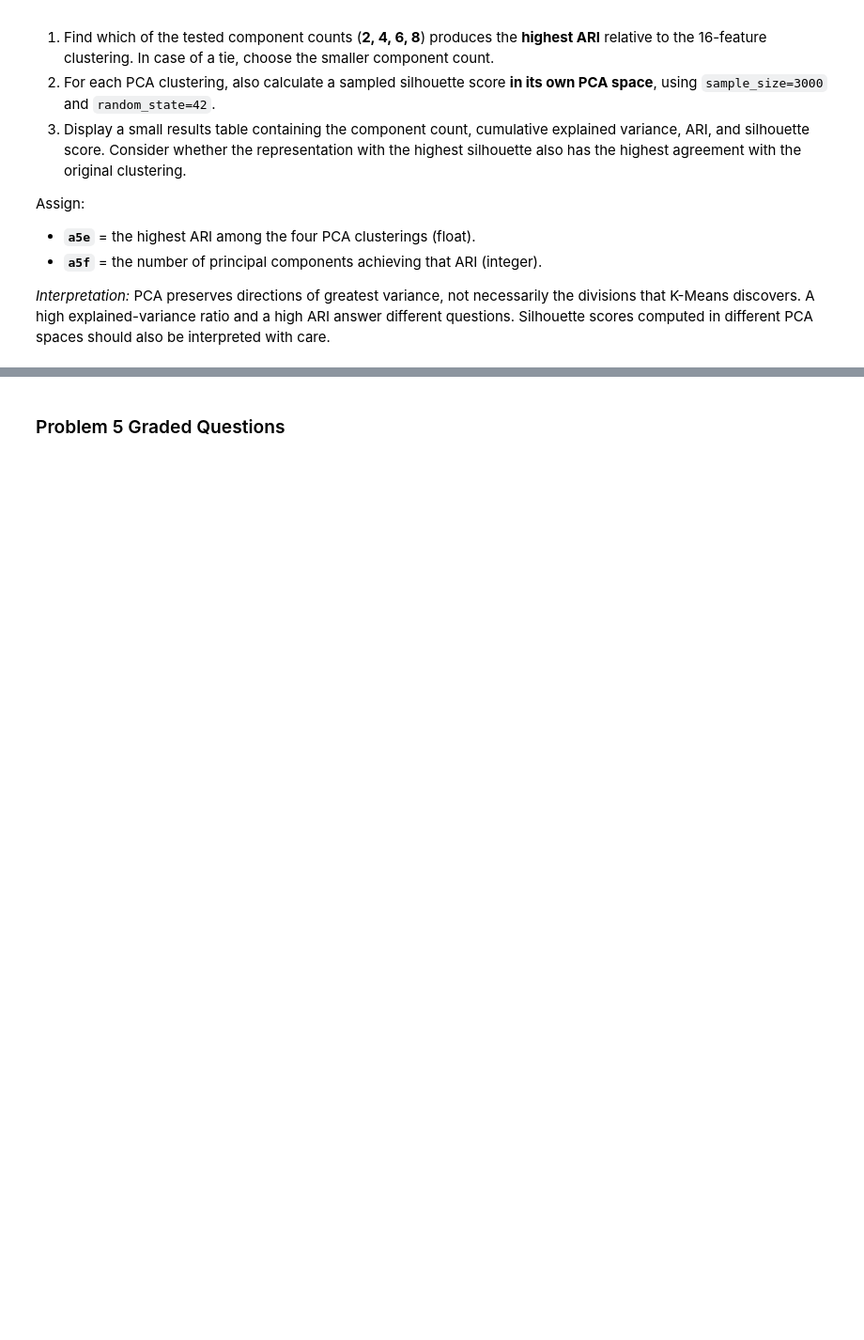
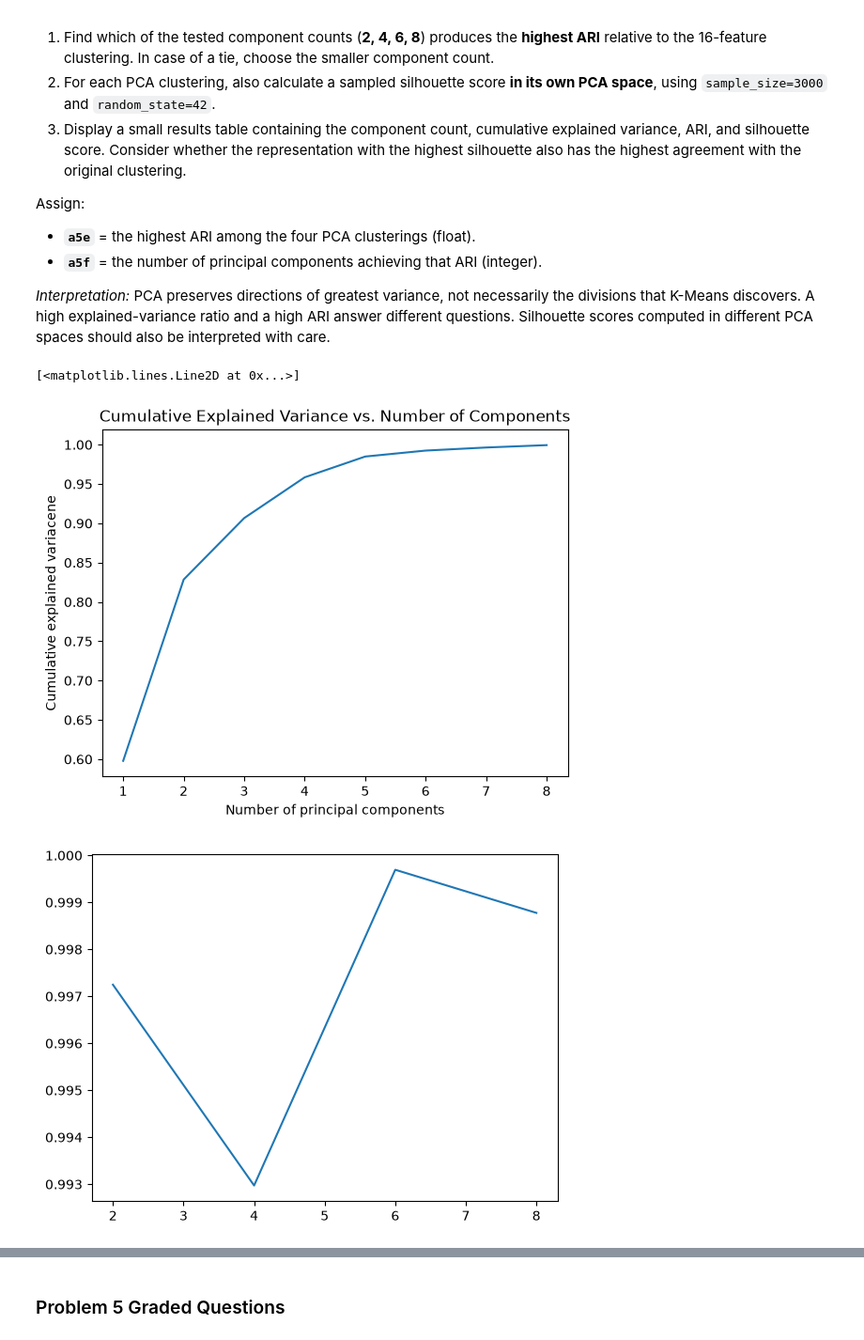
Before and after one commit to max-issokson-bu/DX603-Assignments, a Jupyter notebook: Homework_08.ipynb, the cells around one changed output, grey strips where cells are left out. Shown at 94% size. Saved outputs shown, nothing was run; the diff lists cells and outputs as text; code cells hidden in the pictures; blank space fills up the shorter version.

```diff
--- a/Homework_08.ipynb
+++ b/Homework_08.ipynb
@@ -456,3 +573,23 @@ You will use these variables in later problems.
+# %%
+pipeline_2 = Pipeline([
+    ("scaler", StandardScaler()),
+    ("kmeans", KMeans(
+        n_clusters=best_k_2,
+        n_init=10,
+        random_state=42
+    ))
+])
+
+pipeline_2.fit(X_no_bombay)
+labels_reduced = pipeline_2.predict(X_no_bombay)
+values_2, counts_2 = np.unique(labels_reduced, return_counts=True)
+frequencies_2 = dict(zip(values_2, counts_2))
+
+
+df_no_bombay['cluster'] = labels_reduced
+min_cluster_2 =  min(frequencies_2, key = frequencies_2.get)
+
+size_smallest_cluster_2 = len(df_no_bombay[df_no_bombay.cluster == min_cluster_2])
 # %% [markdown]
 ### Problem 2 Graded Questions
 # %%
@@ -816,3 +1054,44 @@ Assign:
 *Interpretation:* PCA preserves directions of greatest variance, not necessarily the divisions that K-Means discovers. A high explained-variance ratio and a high ARI answer different questions. Silhouette scores computed in different PCA spaces should also be interpreted with care.
 # %%
 # Your code here; add as many cells as you wish
+scaler = StandardScaler()
+X_scaled = scaler.fit_transform(X_no_bombay)
+pca_p4 = PCA(n_components=8)
+pca_p4_results = pca_p4.fit_transform(X_scaled)
+through_2 = pca_p4.explained_variance_ratio_[:2].sum()
+through_4 = pca_p4.explained_variance_ratio_[:4].sum()
+
+cumulative_variance = np.cumsum(pca_p4.explained_variance_ratio_)
+plt.plot(range(1,9), cumulative_variance)
+plt.xlabel("Number of principal components")
+plt.ylabel("Cumulative explained variacene")
+plt.title("Cumulative Explained Variance vs. Number of Components")
+
+
+ari_scores_p5 = {}
+silhouette_scores_p5 = {}
+
+component_ranges = [2,4,6,8]
+for n in component_ranges:
+    model = KMeans(
+        n_clusters= best_k_2,
+        n_init=10,
+        random_state=42
+    )
+    model_prediction_p5 = model.fit_predict(pca_p4_results[:,:n])
+    ari_scores_p5[f"{n} components"] = adjusted_rand_score(model_prediction_p5, labels_reduced)
+
+    sil = silhouette_score(
+        pca_p4_results[:, :n],
+        model_prediction_p5,
+        sample_size=3000,
+        random_state=42
+    )
+    silhouette_scores_p5[f"{n} components"] = sil
+
+plt.figure()
+plt.plot(component_ranges, ari_scores_p5.values())
+# %% [output]
+[<matplotlib.lines.Line2D at 0x...>]
+[figure, added]
+[figure, added]
```
Also changed, not shown: parts of 91 cells of this notebook, 1 other file.
